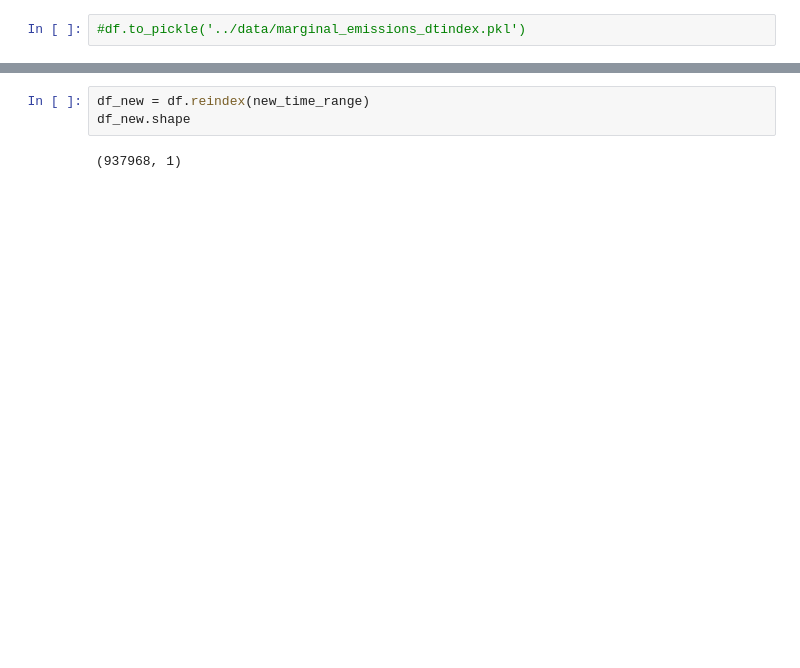
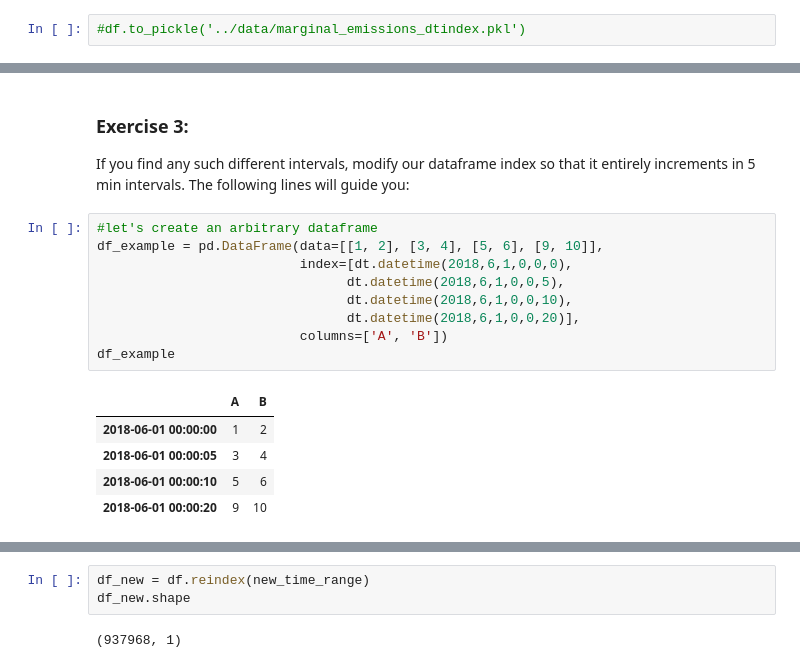
Before and after one commit to bkubsch/time_series, a Jupyter notebook: notebooks/lecture_1.ipynb, the cells around one changed output, grey strips where cells are left out. Drawn from its saved outputs; the diff is of its cells as text; blank space fills up the shorter version.

```diff
--- a/notebooks/lecture_1.ipynb
+++ b/notebooks/lecture_1.ipynb
@@ -158,0 +194,19 @@ def correct_timedelta(df, time_diff):
+# %% [markdown]
+### __Exercise 3:__
+
+If you find any such different intervals, modify our dataframe index so that it entirely increments in 5 min intervals. The following lines will guide you:
+# %%
+#let's create an arbitrary dataframe
+df_example = pd.DataFrame(data=[[1, 2], [3, 4], [5, 6], [9, 10]],
+                          index=[dt.datetime(2018,6,1,0,0,0),
+                                dt.datetime(2018,6,1,0,0,5),
+                                dt.datetime(2018,6,1,0,0,10),
+                                dt.datetime(2018,6,1,0,0,20)],
+                          columns=['A', 'B'])
+df_example
+# %% [output]
+|  | A | B |
+| 2018-06-01 00:00:00 | 1 | 2 |
+| 2018-06-01 00:00:05 | 3 | 4 |
+| 2018-06-01 00:00:10 | 5 | 6 |
+| 2018-06-01 00:00:20 | 9 | 10 |
```
Also changed, not shown: parts of 76 cells of this notebook, 6 other files.
